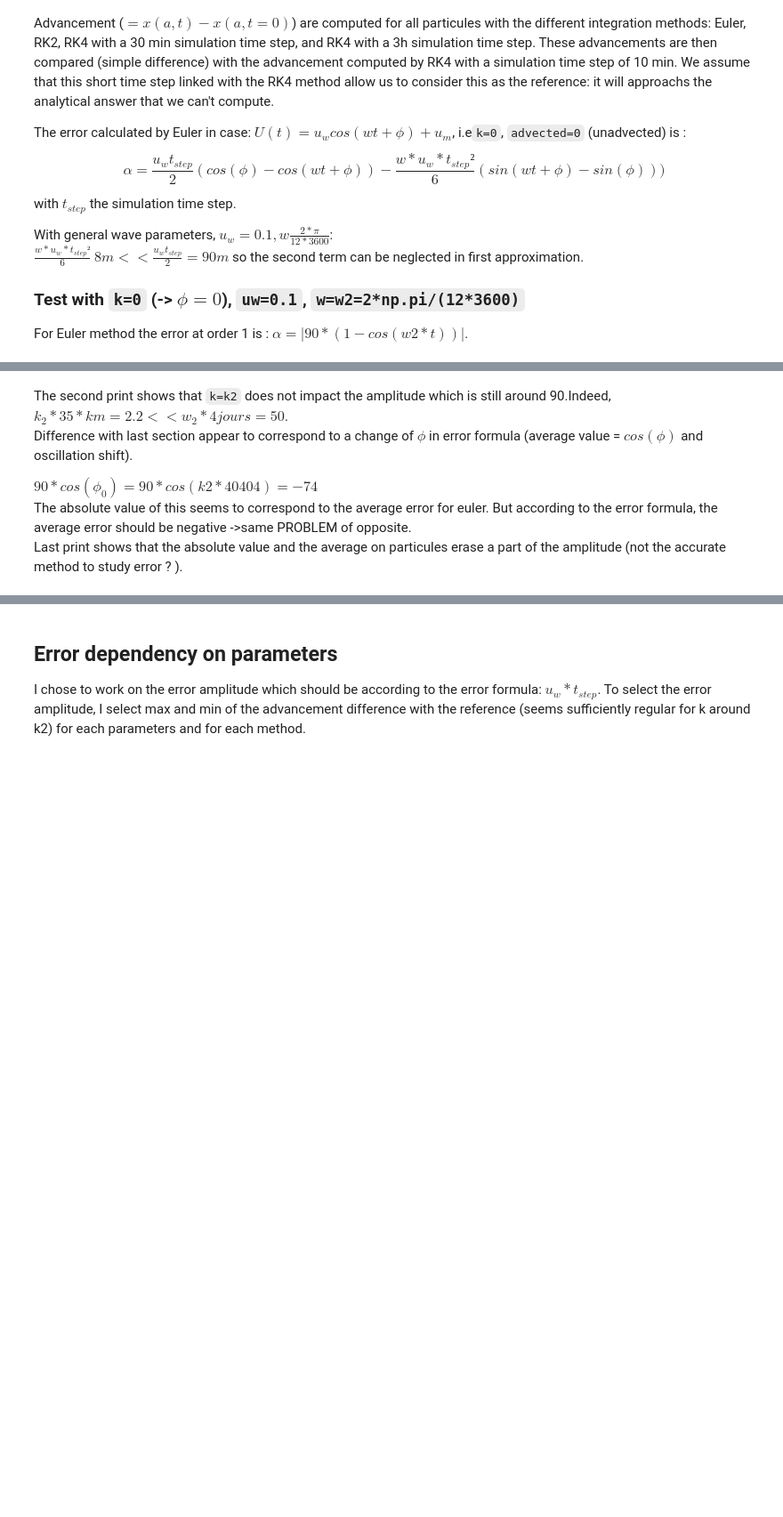
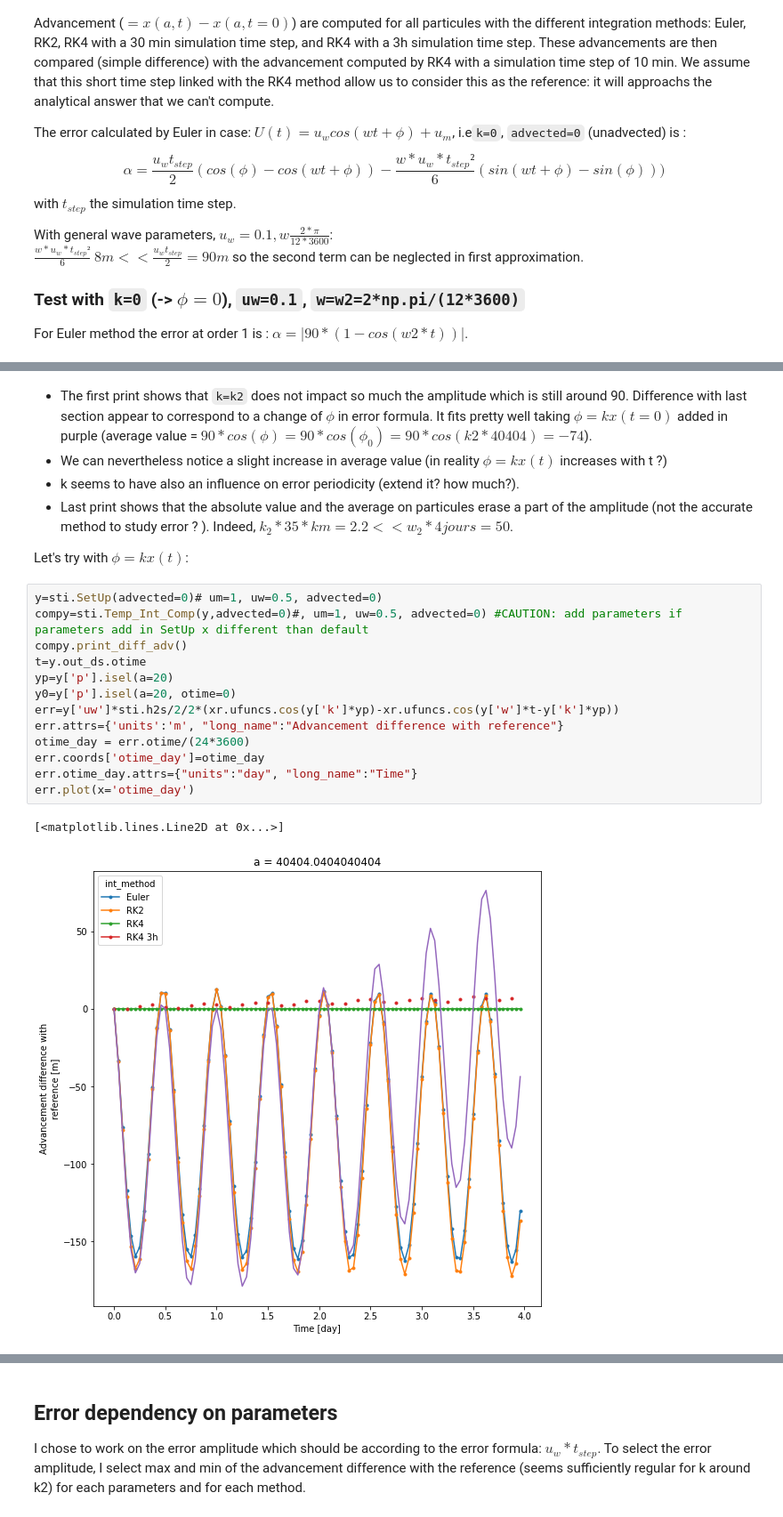
Before and after one commit to margot-demol/stage-m1, a Jupyter notebook: development/temporal_int_comparison.ipynb, the cells around one changed output, grey strips where cells are left out. Shown at 89% size. Drawn from its saved outputs; the diff is of its cells as text; blank space fills up the shorter version.

Commit message:
problem solved

```diff
--- a/development/temporal_int_comparison.ipynb
+++ b/development/temporal_int_comparison.ipynb
@@ -120,8 +59,24 @@ compy.print_diff_adv_mean()
 # %% [markdown]
-The second print shows that `k=k2` does not impact the amplitude which is still around 90.Indeed, $k_2*35*km=2.2 << w_2*4 jours=50$.
-Difference with last section appear to correspond to a change of $\phi$ in error formula (average value = $cos(\phi)$ and oscillation shift).
+* The first print shows that `k=k2` does not impact so much the amplitude which is still around 90.  Difference with last section appear to correspond to a change of $\phi$ in error formula. It fits pretty well taking $\phi=kx(t=0)$ added in purple (average value = $90*cos(\phi)=90*cos(\phi_0) = 90*cos(k2*40404)=-74$).
+* We can nevertheless notice a slight increase in average value (in reality $\phi=kx(t)$ increases with t ?)
+* k seems to have also  an influence on error periodicity (extend it? how much?).
+* Last print shows that the absolute value and the average on particules erase a part of the amplitude (not the accurate method to study error ? ).
+Indeed, $k_2*35*km=2.2 << w_2*4 jours=50$.
 
-$90*cos(\phi_0) = 90*cos(k2*40404)=-74$
-The absolute value of this seems to correspond to the average error for euler.
-But according to the error formula, the average error should be negative ->same PROBLEM of opposite.
-Last print shows that the absolute value and the average on particules erase a part of the amplitude (not the accurate method to study error ? ).
+Let's try with $\phi= kx(t)$:
+# %%
+y=sti.SetUp(advected=0)# um=1, uw=0.5, advected=0)
+compy=sti.Temp_Int_Comp(y,advected=0)#, um=1, uw=0.5, advected=0) #CAUTION: add parameters if parameters add in SetUp x different than default
+compy.print_diff_adv()
+t=y.out_ds.otime
+yp=y['p'].isel(a=20)
+y0=y['p'].isel(a=20, otime=0)
+err=y['uw']*sti.h2s/2/2*(xr.ufuncs.cos(y['k']*yp)-xr.ufuncs.cos(y['w']*t-y['k']*yp))
+err.attrs={'units':'m', "long_name":"Advancement difference with reference"}
+otime_day = err.otime/(24*3600)
+err.coords['otime_day']=otime_day
+err.otime_day.attrs={"units":"day", "long_name":"Time"}
+err.plot(x='otime_day')
+# %% [output]
+[<matplotlib.lines.Line2D at 0x...>]
+[figure, added]
```
Also changed, not shown: parts of 22 cells of this notebook.
